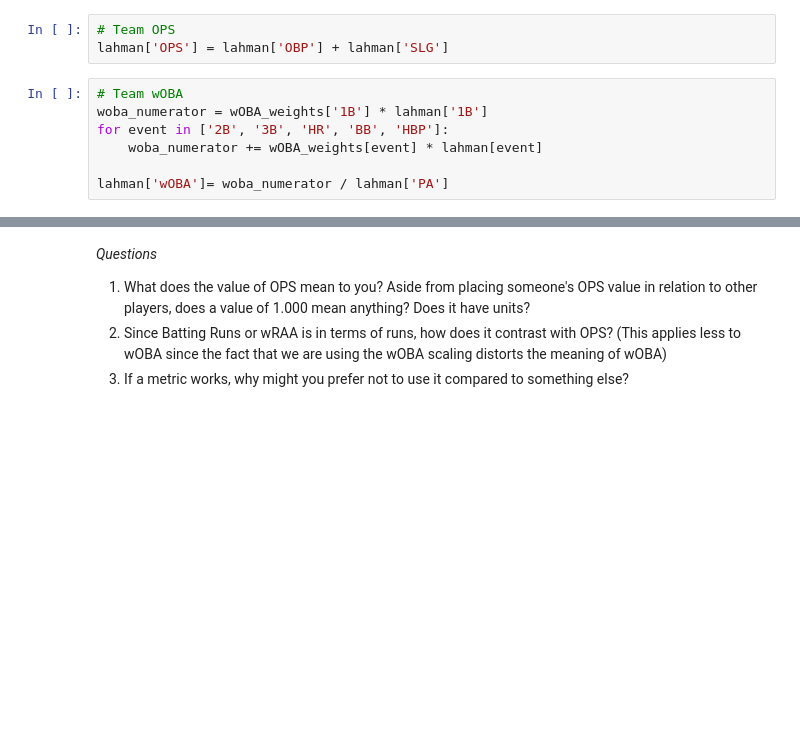
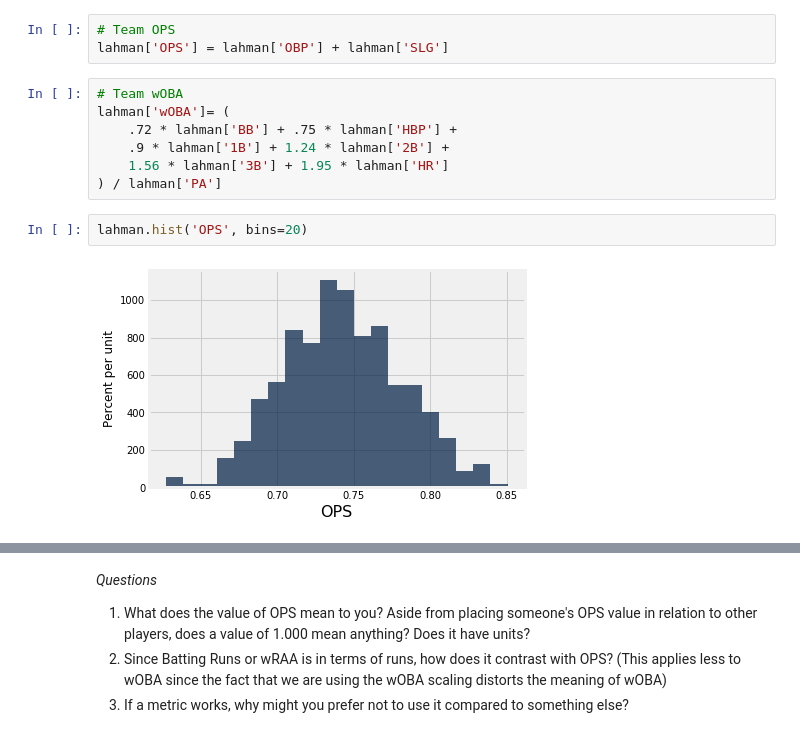
Before and after one commit to apapanico/LS88, a Jupyter notebook: Demos/off_metrics/Demo - Offensive Metrics in Baseball (DS).ipynb, the cells around one changed output, grey strips where cells are left out. Saved outputs shown, nothing was run; the diff lists cells and outputs as text; blank space fills up the shorter version.

```diff
--- a/Demos/off_metrics/Demo - Offensive Metrics in Baseball (DS).ipynb
+++ b/Demos/off_metrics/Demo - Offensive Metrics in Baseball (DS).ipynb
@@ -254,10 +266,14 @@ OPS is easy to compute as its title suggests.  Using the dataset from the Lahman
 # %%
 # Team OPS
 lahman['OPS'] = lahman['OBP'] + lahman['SLG']
-# %%
-# Team wOBA
-woba_numerator = wOBA_weights['1B'] * lahman['1B']
-for event in ['2B', '3B', 'HR', 'BB', 'HBP']:
-    woba_numerator += wOBA_weights[event] * lahman[event]
-
-lahman['wOBA']= woba_numerator / lahman['PA']
+# %%
+# Team wOBA
+lahman['wOBA']= (
+    .72 * lahman['BB'] + .75 * lahman['HBP'] +
+    .9 * lahman['1B'] + 1.24 * lahman['2B'] +
+    1.56 * lahman['3B'] + 1.95 * lahman['HR']
+) / lahman['PA']
+# %%
+lahman.hist('OPS', bins=20)
+# %% [output]
+[figure, added]
```
Also changed, not shown: parts of 11 cells of this notebook.
